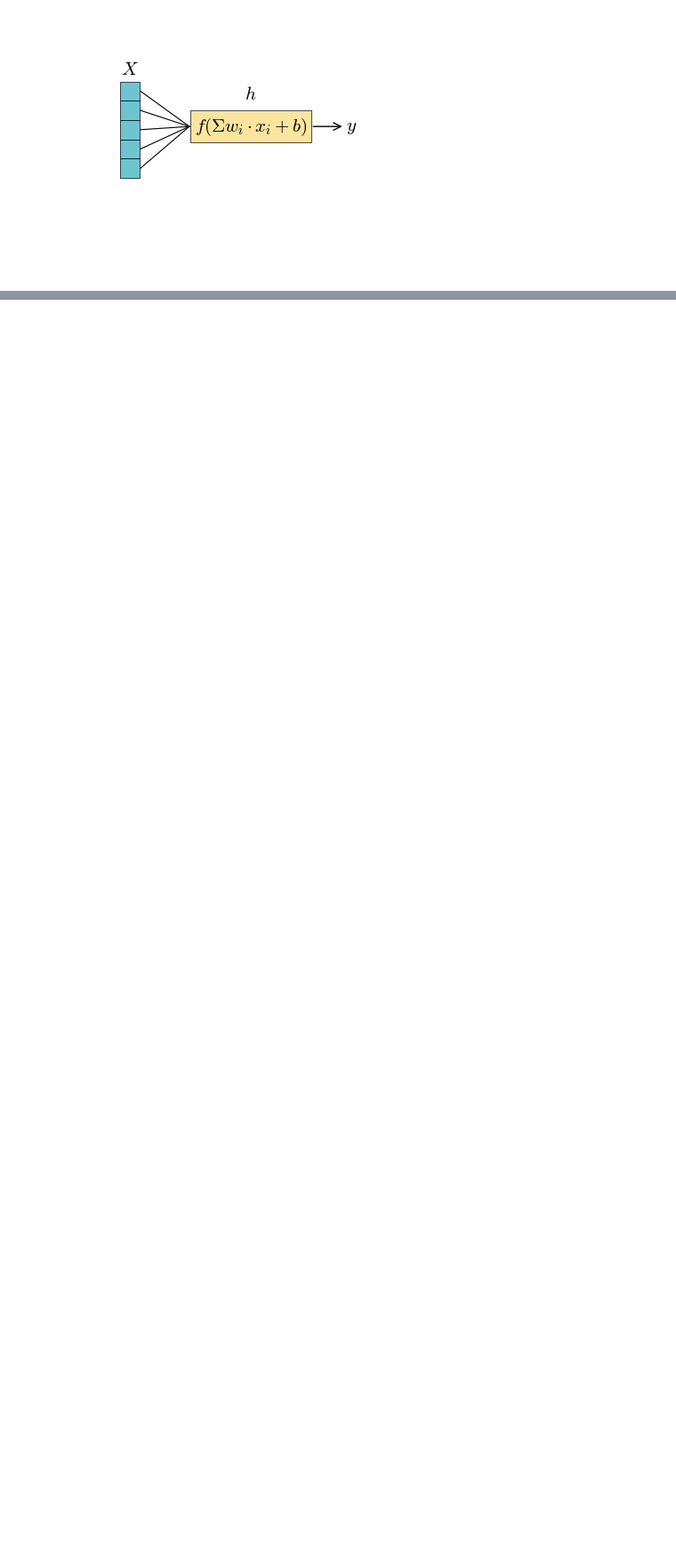
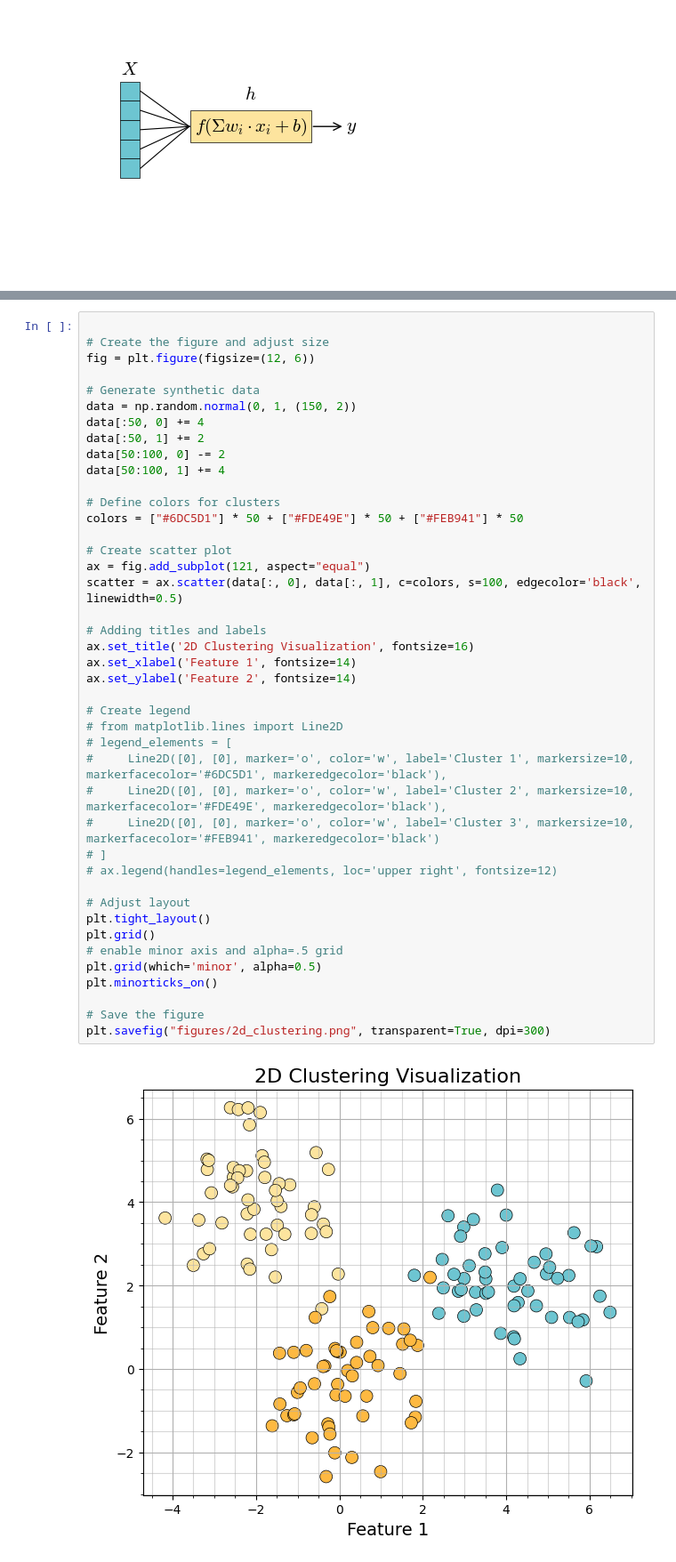
Before and after one commit to timothewt/AdvancedGraphClustering, a Jupyter notebook: notebooks/tw-figures.ipynb, the cells around one changed output, grey strips where cells are left out. Shown at 89% size. Saved outputs shown, nothing was run; the diff lists cells and outputs as text; blank space fills up the shorter version.

```diff
--- a/notebooks/tw-figures.ipynb
+++ b/notebooks/tw-figures.ipynb
@@ -370,0 +418,44 @@ NameError: name 'plt' is not defined
+# %%
+
+# Create the figure and adjust size
+fig = plt.figure(figsize=(12, 6))
+
+# Generate synthetic data
+data = np.random.normal(0, 1, (150, 2))
+data[:50, 0] += 4
+data[:50, 1] += 2
+data[50:100, 0] -= 2
+data[50:100, 1] += 4
+
+# Define colors for clusters
+colors = ["#6DC5D1"] * 50 + ["#FDE49E"] * 50 + ["#FEB941"] * 50
+
+# Create scatter plot
+ax = fig.add_subplot(121, aspect="equal")
+scatter = ax.scatter(data[:, 0], data[:, 1], c=colors, s=100, edgecolor='black', linewidth=0.5)
+
+# Adding titles and labels
+ax.set_title('2D Clustering Visualization', fontsize=16)
+ax.set_xlabel('Feature 1', fontsize=14)
+ax.set_ylabel('Feature 2', fontsize=14)
+
+# Create legend
+# from matplotlib.lines import Line2D
+# legend_elements = [
+#     Line2D([0], [0], marker='o', color='w', label='Cluster 1', markersize=10, markerfacecolor='#6DC5D1', markeredgecolor='black'),
+#     Line2D([0], [0], marker='o', color='w', label='Cluster 2', markersize=10, markerfacecolor='#FDE49E', markeredgecolor='black'),
+#     Line2D([0], [0], marker='o', color='w', label='Cluster 3', markersize=10, markerfacecolor='#FEB941', markeredgecolor='black')
+# ]
+# ax.legend(handles=legend_elements, loc='upper right', fontsize=12)
+
+# Adjust layout
+plt.tight_layout()
+plt.grid()
+# enable minor axis and alpha=.5 grid
+plt.grid(which='minor', alpha=0.5)
+plt.minorticks_on()
+
+# Save the figure
+plt.savefig("figures/2d_clustering.png", transparent=True, dpi=300)
+# %% [output]
+[figure, added]
```
Also changed, not shown: parts of 5 cells of this notebook, 13 other files.
